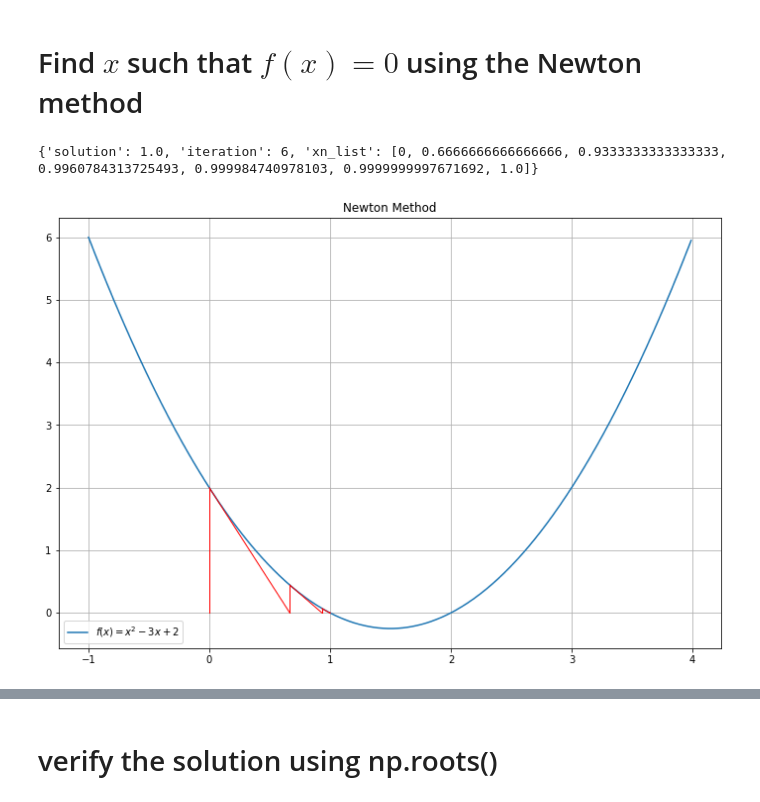
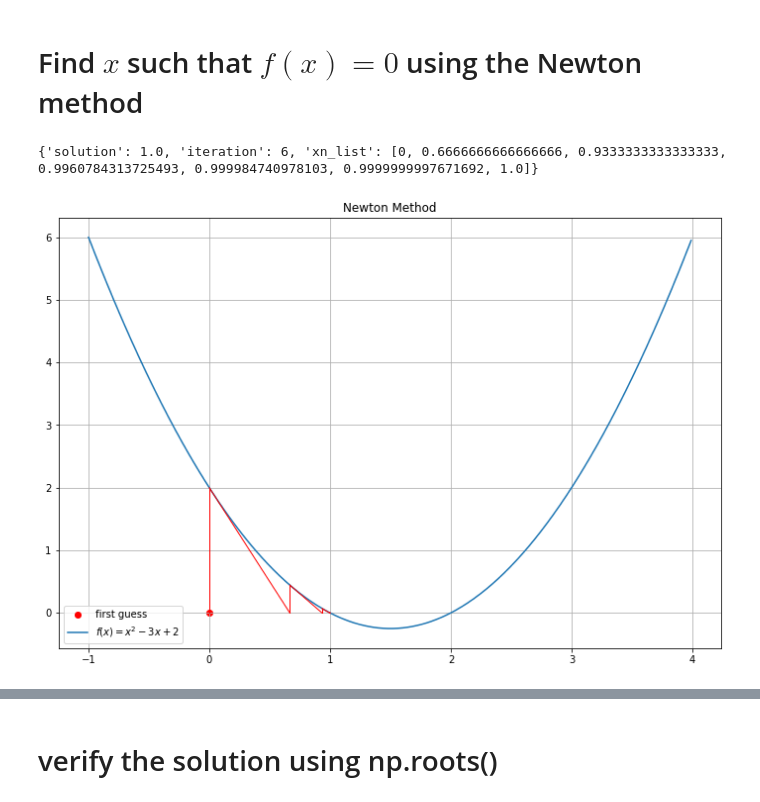
Before and after one commit to p1xckha/python-snippets, a Jupyter notebook: numpy/newton_method.ipynb, the cells around one changed output, grey strips where cells are left out. Saved outputs shown, nothing was run; the diff lists cells and outputs as text; code cells hidden in the pictures.

```diff
--- a/numpy/newton_method.ipynb
+++ b/numpy/newton_method.ipynb
@@ -24,21 +24,16 @@ import numpy as np
 import matplotlib.pyplot as plt
 
 class NewtonMethod():
-    def __init__(self, f_coefficients=None, f=False, f_prime=False, polynomial=True):
+    def __init__(self, f, f_prime):
         self.max_iteration = 100
         self.epsilon = 1e-8
         self.tolerance = 1e-8
         self.i = 0
         self.xn = None
         self.xn_list = []
-        self.f = f if f else None
-        self.f_prime = f_prime if f_prime else None
-
-        if polynomial:
-            self.f_coefficients = f_coefficients
-            self.f_prime_coefficients = np.polyder(f_coefficients)
-            self.f = lambda x, c=self.f_coefficients: np.polyval(c, x)
-            self.f_prime = lambda x, c=self.f_prime_coefficients: np.polyval(c, x)
+        self.f = f
+        self.f_prime = f_prime
+        self.label = ""
 
     def newton_raphson(self, initial_guess):
         xn = initial_guess
@@ -57,48 +52,56 @@ class NewtonMethod():
         self.xn = xn
         return xn
 
-    def plot(self, label=None):
+    def plot(self, xmin=-5, xmax=5, label=None):
         fig, ax = plt.subplots(figsize=(12, 8))
-        x = np.arange(-1, 4, 0.01)
-
-        if not label:
-            label = ""
-        ax.plot(x, self.f(x), label=label)
+        x = np.arange(xmin, xmax, 0.01)
+        self.label = label if label else self.label
+        ax.scatter(self.xn_list[0], 0, color='r', label='first guess')
+        ax.plot(x, self.f(x), label=self.label)
         for i in range(len(self.xn_list)-1):
             x0 = self.xn_list[i]
             x1 = self.xn_list[i+1]
             y0 = self.f(x0)
             ax.plot([x0, x0], [0, y0], color='r', linewidth=1)
             ax.plot([x0, x1], [y0, 0], color='r', linewidth=1)
 
         ax.set_title('Newton Method')
         ax.legend()
         ax.grid()
+
+        return ax
 
     def reset(self):
         self.i = 0
         self.xn_list.clear()
 
     def result(self):
         result_dic = {'solution':self.xn,
                       'iteration': self.i,
                       'xn_list': self.xn_list
                       }
         return result_dic
 
     def __repr__(self):
         return str(self.result())
 
 
+class NewtonMethodPoly(NewtonMethod):
+    def __init__(self, f_coefficients):
+        self.f_coefficients = f_coefficients
+        self.f_prime_coefficients = np.polyder(f_coefficients)
+        f = lambda x, c=self.f_coefficients: np.polyval(c, x)
+        f_prime = lambda x, c=self.f_prime_coefficients: np.polyval(c, x)
+        super().__init__(f, f_prime)
+
+
 label = '$f(x)=x^2 - 3x + 2$'
 f_coefficients = [1, -3, 2]
-nm = NewtonMethod(f_coefficients=f_coefficients, polynomial=True)
+nm = NewtonMethodPoly(f_coefficients)
 initial_guess = 0
 nm.newton_raphson(initial_guess)
-result = nm.result()
-print(result)
-
-nm.plot(label)
+nm.plot(xmin=-1, xmax=4, label=label)
+nm
 # %% [output]
 {'solution': 1.0, 'iteration': 6, 'xn_list': [0, 0.6666666666666666, 0.9333333333333333, 0.9960784313725493, 0.999984740978103, 0.9999999997671692, 1.0]}
-[figure, old version]
+[figure, new version]
```
Also changed, not shown: parts of 7 cells of this notebook.
